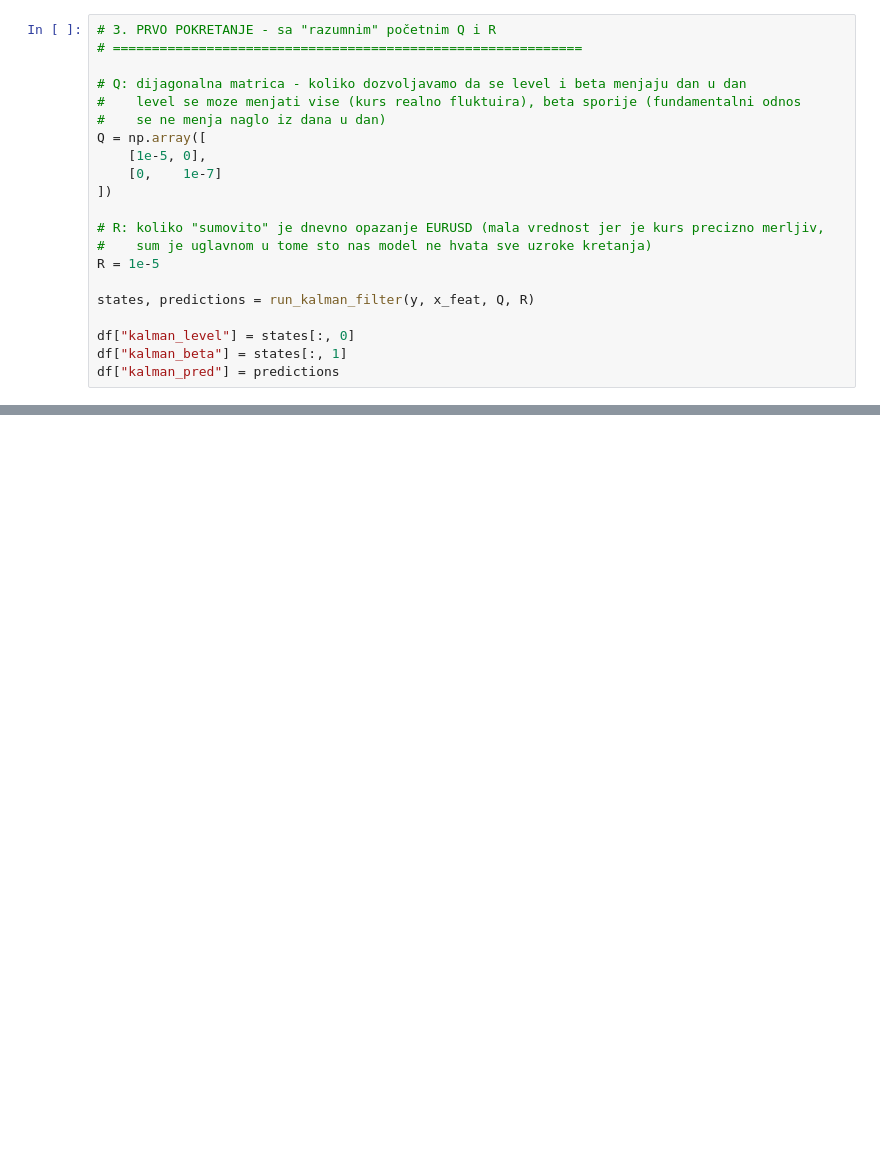
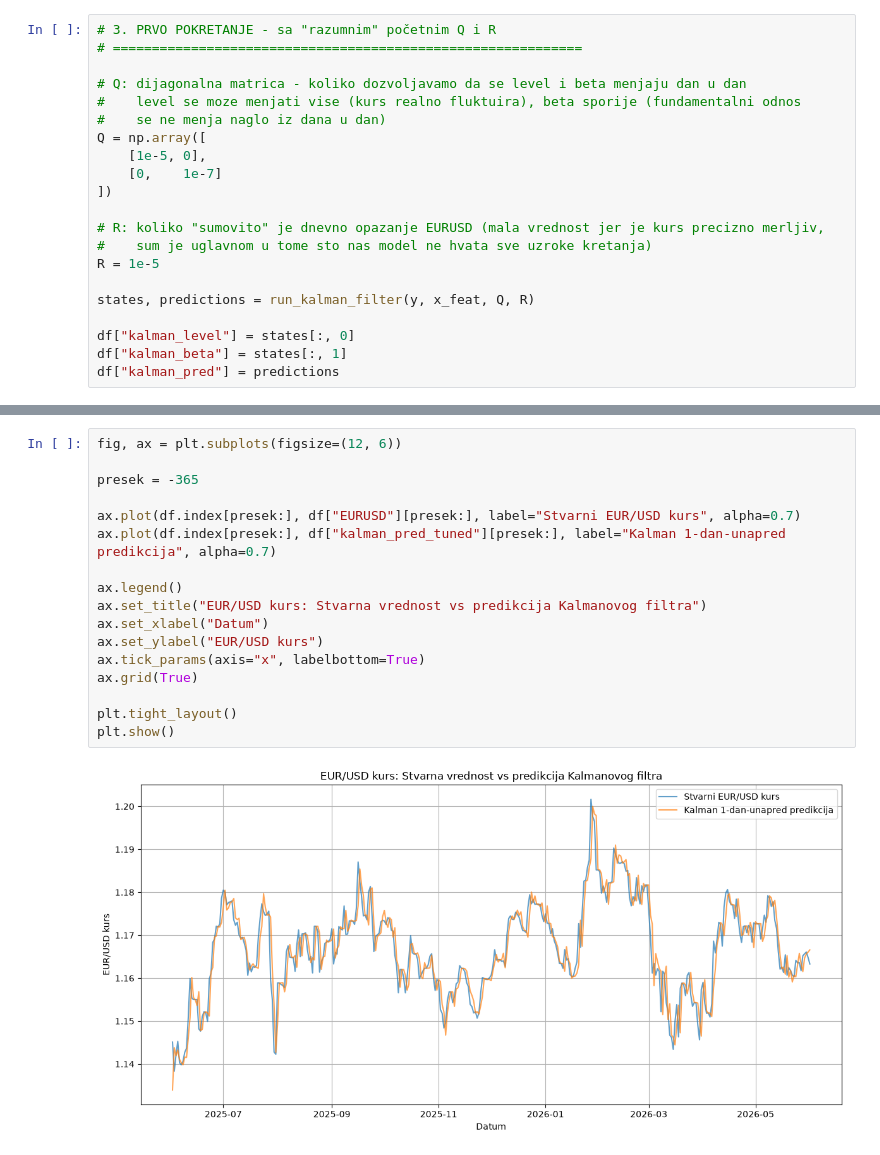
Before and after one commit to Aca792/Currency-Ecxhange-Rate-Predictor, a Jupyter notebook: kalmanov_filter.ipynb, the cells around one changed output, grey strips where cells are left out. Drawn from its saved outputs; the diff is of its cells as text; blank space fills up the shorter version.

```diff
--- a/kalmanov_filter.ipynb
+++ b/kalmanov_filter.ipynb
@@ -261,0 +265,19 @@ plt.show()
+# %%
+fig, ax = plt.subplots(figsize=(12, 6))
+
+presek = -365
+
+ax.plot(df.index[presek:], df["EURUSD"][presek:], label="Stvarni EUR/USD kurs", alpha=0.7)
+ax.plot(df.index[presek:], df["kalman_pred_tuned"][presek:], label="Kalman 1-dan-unapred predikcija", alpha=0.7)
+
+ax.legend()
+ax.set_title("EUR/USD kurs: Stvarna vrednost vs predikcija Kalmanovog filtra")
+ax.set_xlabel("Datum")
+ax.set_ylabel("EUR/USD kurs")
+ax.tick_params(axis="x", labelbottom=True)
+ax.grid(True)
+
+plt.tight_layout()
+plt.show()
+# %% [output]
+[figure, added]
```
Also changed, not shown: parts of 4 cells of this notebook, 8 other files.
